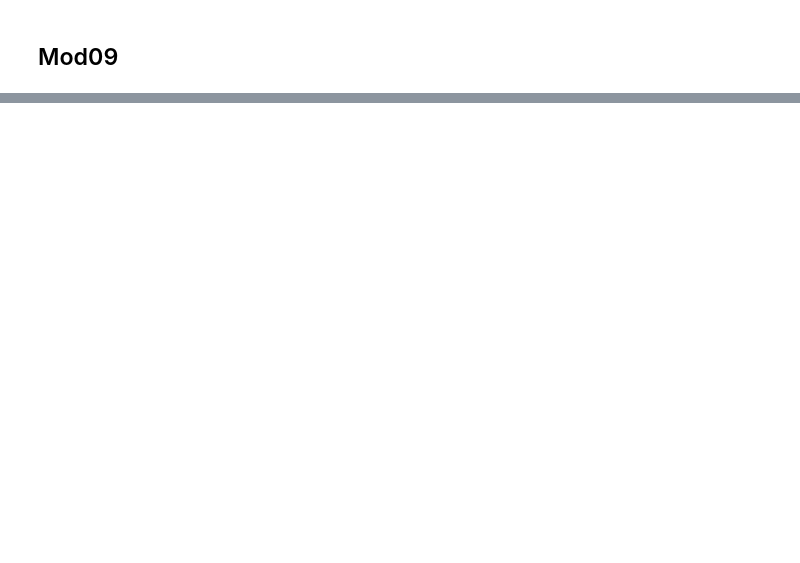
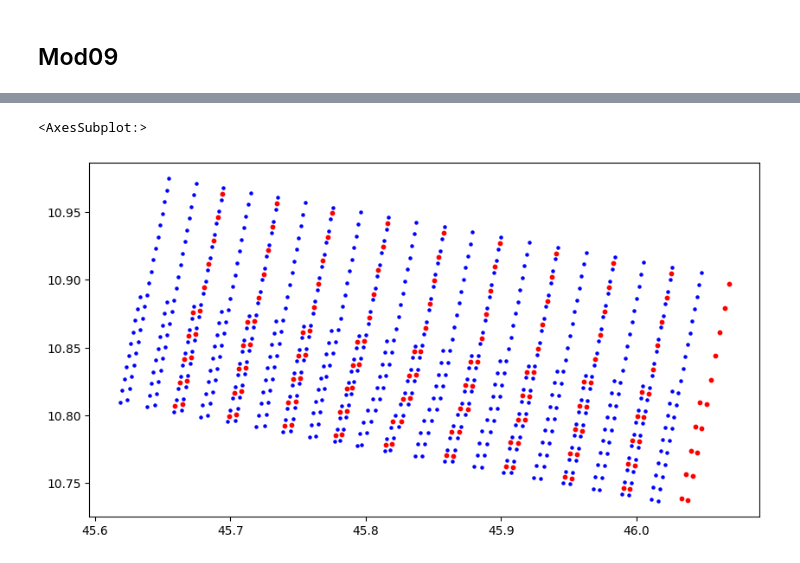
Before and after one commit to SpatioTemporal/STAREMaster_py, a Jupyter notebook: examples/MOD09.ipynb, the cells around one changed output, grey strips where cells are left out. Drawn from its saved outputs; the diff is of its cells as text; code cells hidden in the pictures; blank space fills up the shorter version.

```diff
--- a/examples/MOD09.ipynb
+++ b/examples/MOD09.ipynb
@@ -26,0 +103,15 @@ cover_sids = pystare.to_nonconvex_hull_range_from_latlon(granule.gring_lats,
+# %%
+fig = plt.figure(figsize=(10, 10), dpi=100)
+ax = fig.add_subplot()
+
+df = geopandas.GeoDataFrame(geometry=geopandas.points_from_xy(granule.lons[0:15, -10:].flatten(),
+                                                              granule.lats[0:15, -10:].flatten()))
+
+df2 = geopandas.GeoDataFrame(geometry=geopandas.points_from_xy(lon_500[0:30, -20:].flatten(),
+                                                               lat_500[0:30, -20:].flatten()))
+
+df.plot(ax=ax, color='red', markersize=10)
+df2.plot(ax=ax,markersize=5, color='blue')
+# %% [output]
+<AxesSubplot:>
+[figure, added]
```
Also changed, not shown: parts of 10 cells of this notebook, 21 other files.
